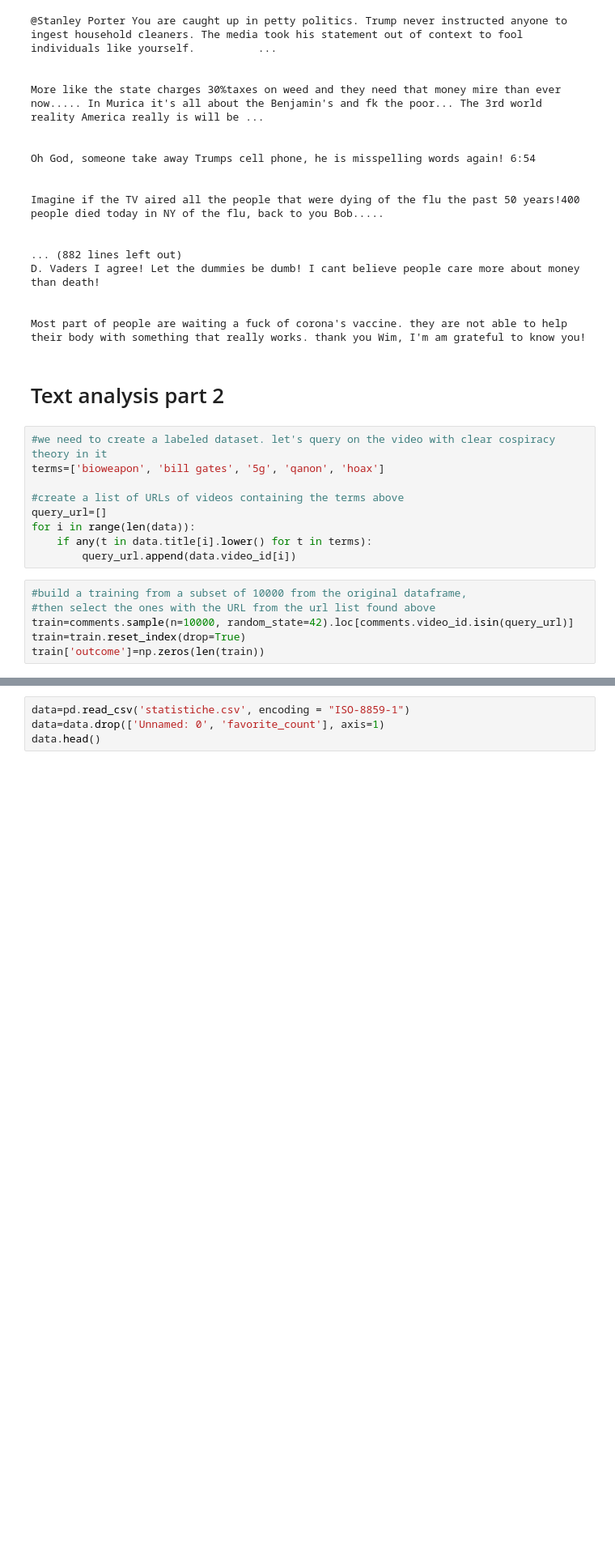
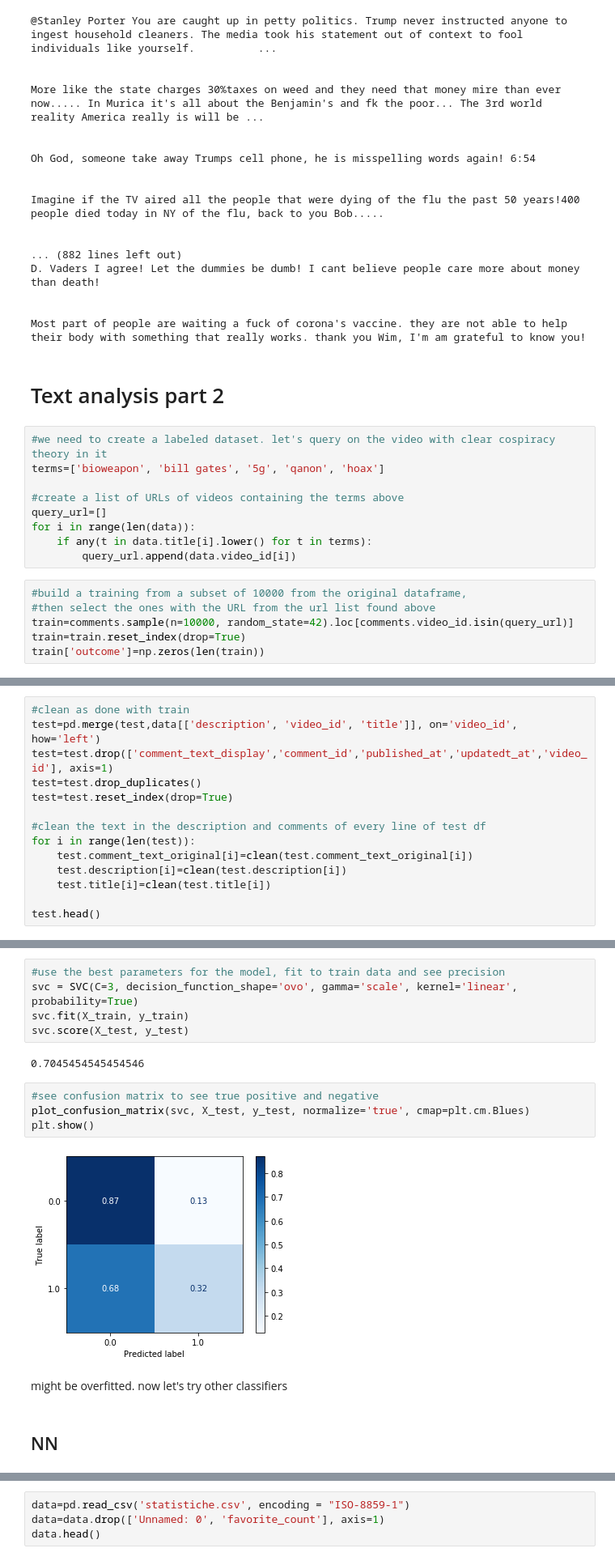
Before and after one commit to giulianosoced/YouTube-virus-NLP, a Jupyter notebook: Tesi_analisi.ipynb, the cells around one changed output, grey strips where cells are left out. Shown at 81% size. Drawn from its saved outputs; the diff is of its cells as text; blank space fills up the shorter version.

```diff
--- a/Tesi_analisi.ipynb
+++ b/Tesi_analisi.ipynb
@@ -375,0 +417,14 @@ I thought Bill Gates was only good in computer but he sounds like he know a lot
+# %%
+#clean as done with train
+test=pd.merge(test,data[['description', 'video_id', 'title']], on='video_id', how='left')
+test=test.drop(['comment_text_display','comment_id','published_at','updatedt_at','video_id'], axis=1)
+test=test.drop_duplicates()
+test=test.reset_index(drop=True)
+
+#clean the text in the description and comments of every line of test df
+for i in range(len(test)):
+    test.comment_text_original[i]=clean(test.comment_text_original[i])
+    test.description[i]=clean(test.description[i])
+    test.title[i]=clean(test.title[i])
+
+test.head()
@@ -375,0 +573,17 @@ I thought Bill Gates was only good in computer but he sounds like he know a lot
+# %%
+#use the best parameters for the model, fit to train data and see precision
+svc = SVC(C=3, decision_function_shape='ovo', gamma='scale', kernel='linear', probability=True)
+svc.fit(X_train, y_train)
+svc.score(X_test, y_test)
+# %% [output]
+0.7045454545454546
+# %%
+#see confusion matrix to see true positive and negative
+plot_confusion_matrix(svc, X_test, y_test, normalize='true', cmap=plt.cm.Blues)
+plt.show()
+# %% [output]
+[figure, added]
+# %% [markdown]
+might be overfitted. now let's try other classifiers
+# %% [markdown]
+## NN
```
Also changed, not shown: parts of 53 cells of this notebook.
